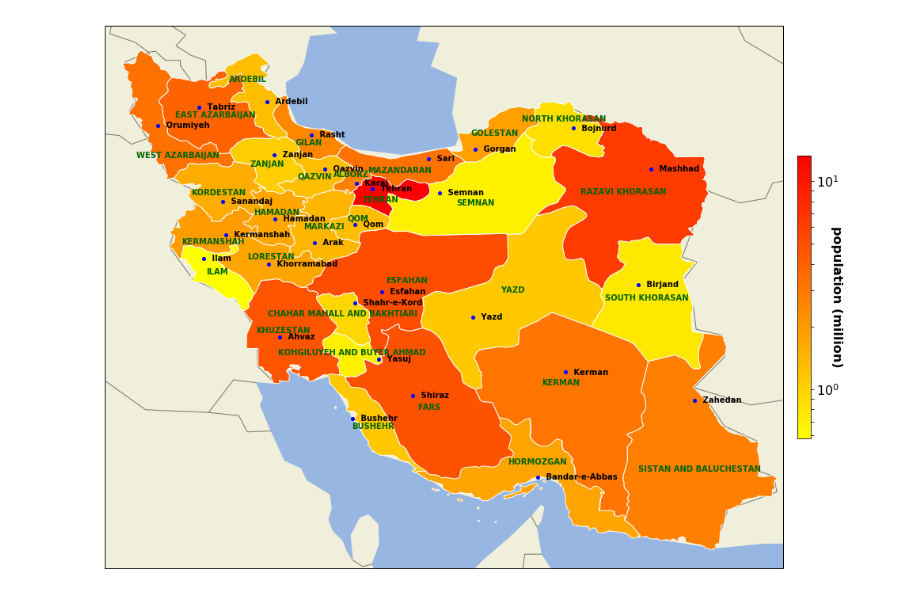
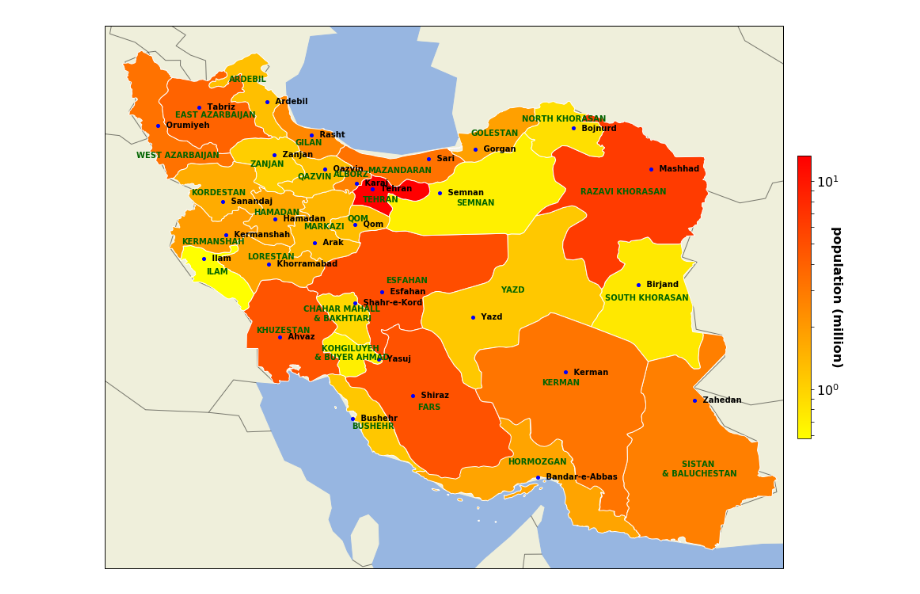
Before and after one commit to javadnoorb/iranmap, a Jupyter notebook: IranMap.ipynb, the cells around one changed output. Drawn from its saved outputs; the diff is of its cells as text; code cells hidden in the pictures.

Commit message:
Fixed long names

```diff
--- a/IranMap.ipynb
+++ b/IranMap.ipynb
@@ -9,6 +9,7 @@ from matplotlib.ticker import LogFormatter
 import matplotlib.cm as cm
 import matplotlib.colors as mpc
 import numpy as np
+import re
 
 shpfilename = 'data/ne_10m_admin_1_states_provinces/ne_10m_admin_1_states_provinces.shp'  # http://www.naturalearthdata.com/http//www.naturalearthdata.com/download/10m/cultural/ne_10m_admin_1_states_provinces.zip
 ProvinceInformation = 'data/ProvincePopulationsAndCoords.xlsx' # Downloaded from http://www.statoids.com/uir.html and merged with coordinates from google geocode (used google api)
@@ -45,32 +46,32 @@ for province in provinces:
     capital = Capitals.loc[province.attributes['name']]
 
     ax.add_geometries(province.geometry, ccrs.PlateCarree(),
                       facecolor=provincecolor,edgecolor='white',
                       label=province.attributes['name'])
 
     y = float(province.attributes['latitude'])
 
     if np.abs(y-capital['latitude'])<0.2:
         y+=0.15*np.sign(y-capital['latitude'])
 
     pl.text(province.attributes['longitude'],y,
-            province.attributes['name'].upper(),
+            re.sub('AND ','\n& ',province.attributes['name'].upper()),
             color='darkgreen',ha='center',
             va='center',fontsize=10,fontweight='bold')
 
 
 
     pl.text(capital['longitude'],
         capital['latitude'],
         '   '+capital['Capital'],
         color='black',ha='left',
         va='center',fontsize=10,fontweight='bold')
 
     pl.plot(capital['longitude'],capital['latitude'],'bo',markersize=4)
 
 
 cb = pl.colorbar(sm,fraction=0.02, pad=0.02);
 cb.ax.tick_params(labelsize=16);
 cb.ax.set_ylabel('population (million)\n', rotation=270,fontsize=16,fontweight='bold');
 # %% [output]
-[figure, old version]
+[figure, new version]
```
